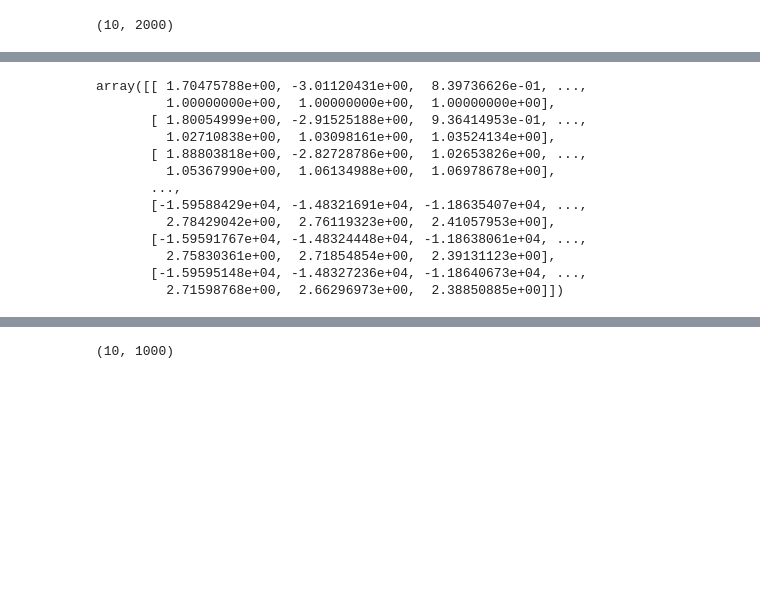
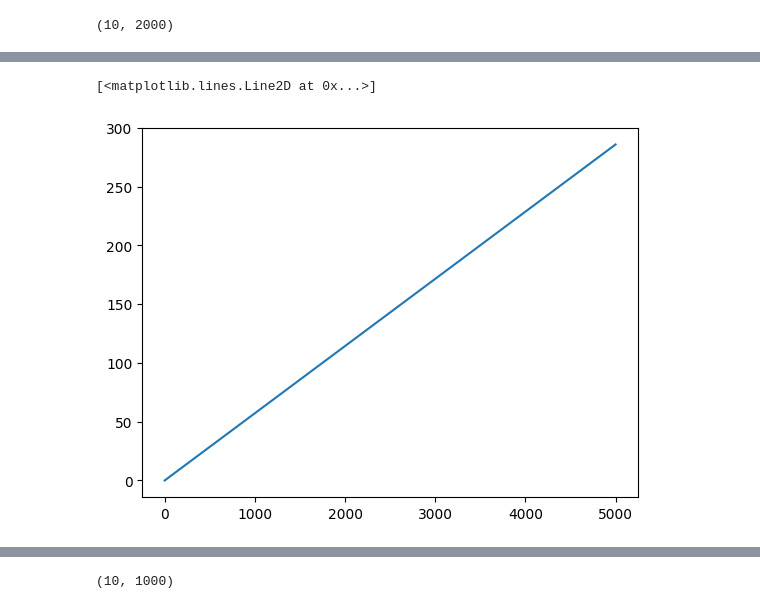
Before and after one commit to Gug-Young/Kuramoto-model, a Jupyter notebook: 230623 cluster algorithm check.ipynb, the cells around one changed output, grey strips where cells are left out. Drawn from its saved outputs; the diff is of its cells as text; code cells hidden in the pictures; blank space fills up the shorter version.

```diff
--- a/230623 cluster algorithm check.ipynb
+++ b/230623 cluster algorithm check.ipynb
@@ -203,21 +271,12 @@ def RK4(f, y0, t, args=()):
         k4 = f(y[i] + k3 * h, t[i] + h, *args)
         y[i + 1] = y[i] + (h / 6.0) * (k1 + 2 * k2 + 2 * k3 + k4)
     return y
+# %%
+plt.plot(thetas[:,9,-1])
+# %% [output]
+[<matplotlib.lines.Line2D at 0x...>]
+[figure, added]
 # %%
 f = Kuramoto_2nd_mf
 args = (omega,N,m,K)
-RK4(f,np.r_[theta_init,np.ones_like(theta_init)],t,args = args)
+result_ = RK4(f,np.r_[theta_init,np.zeros_like(theta_init)],t,args = args)
-# %% [output]
-array([[ 1.70475788e+00, -3.01120431e+00,  8.39736626e-01, ...,
-         1.00000000e+00,  1.00000000e+00,  1.00000000e+00],
-       [ 1.80054999e+00, -2.91525188e+00,  9.36414953e-01, ...,
-         1.02710838e+00,  1.03098161e+00,  1.03524134e+00],
-       [ 1.88803818e+00, -2.82728786e+00,  1.02653826e+00, ...,
-         1.05367990e+00,  1.06134988e+00,  1.06978678e+00],
-       ...,
-       [-1.59588429e+04, -1.48321691e+04, -1.18635407e+04, ...,
-         2.78429042e+00,  2.76119323e+00,  2.41057953e+00],
-       [-1.59591767e+04, -1.48324448e+04, -1.18638061e+04, ...,
-         2.75830361e+00,  2.71854854e+00,  2.39131123e+00],
-       [-1.59595148e+04, -1.48327236e+04, -1.18640673e+04, ...,
-         2.71598768e+00,  2.66296973e+00,  2.38850885e+00]])
```
Also changed, not shown: parts of 20 cells of this notebook.
